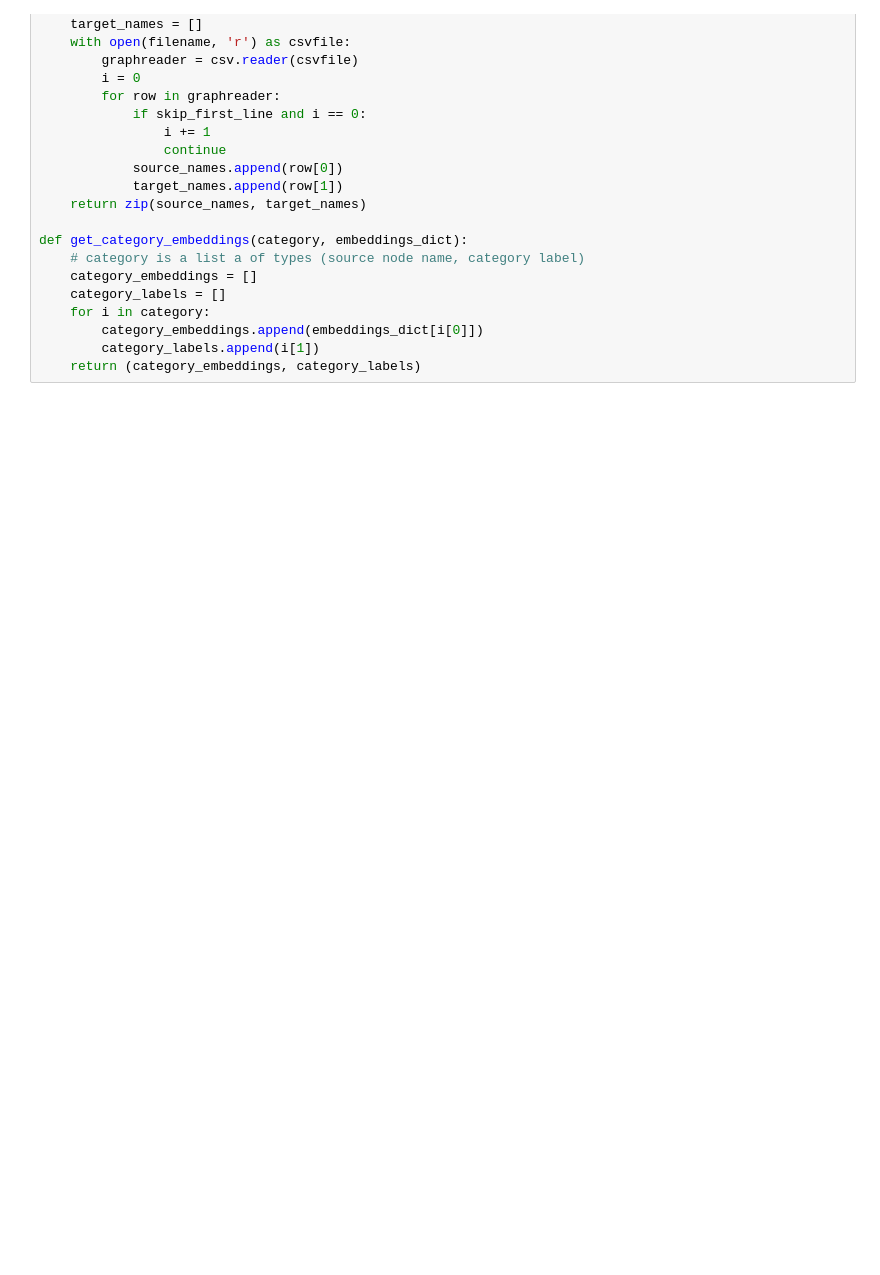
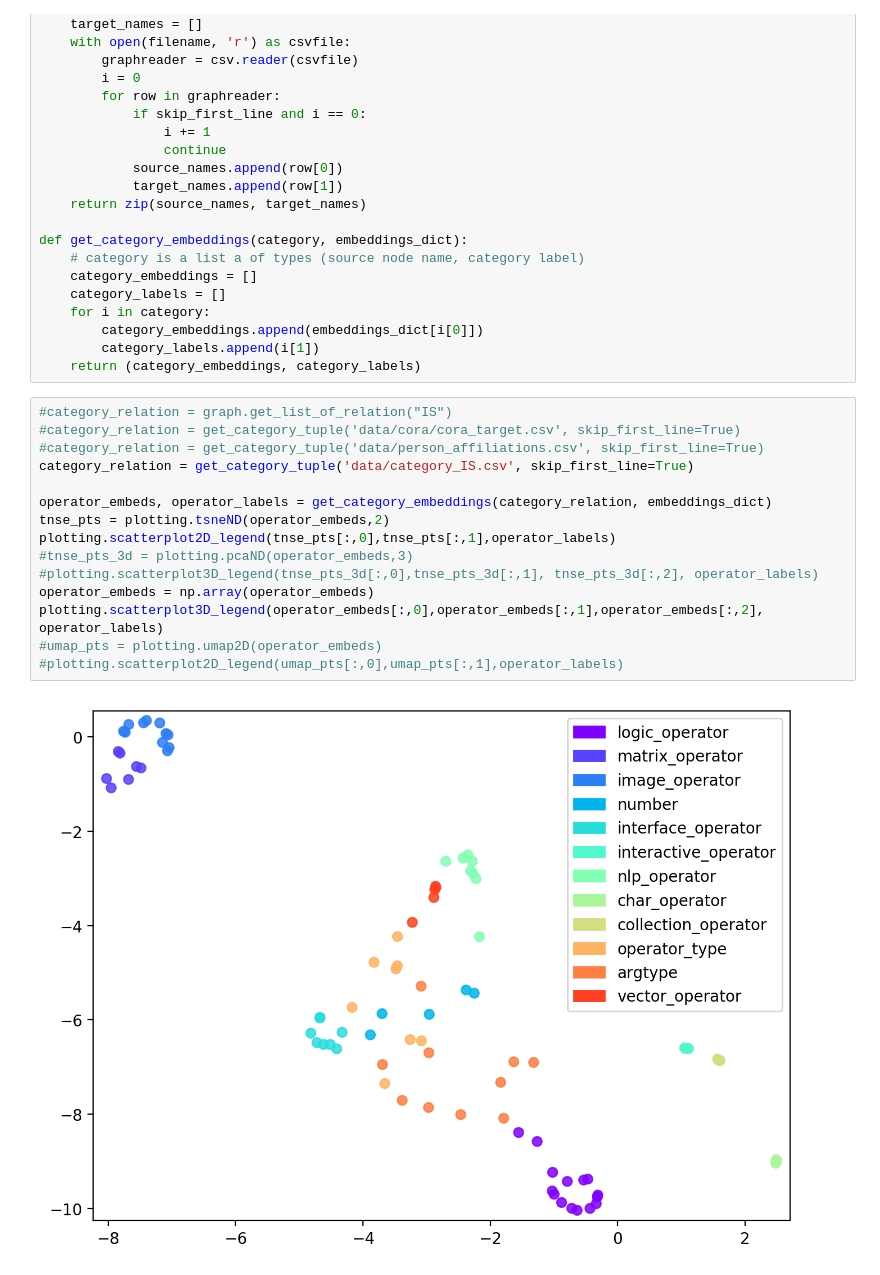
Before and after one commit to bhaney/graph_embeddings, a Jupyter notebook: gembed/operator-facts.ipynb, the cells around one changed output. Cells and saved outputs as stored; diff of their text form; blank space fills up the shorter version.

```diff
--- a/gembed/operator-facts.ipynb
+++ b/gembed/operator-facts.ipynb
@@ -61,3 +63,20 @@ def get_category_embeddings(category, embeddings_dict):
         category_embeddings.append(embeddings_dict[i[0]])
         category_labels.append(i[1])
     return (category_embeddings, category_labels)
+# %%
+#category_relation = graph.get_list_of_relation("IS")
+#category_relation = get_category_tuple('data/cora/cora_target.csv', skip_first_line=True)
+#category_relation = get_category_tuple('data/person_affiliations.csv', skip_first_line=True)
+category_relation = get_category_tuple('data/category_IS.csv', skip_first_line=True)
+
+operator_embeds, operator_labels = get_category_embeddings(category_relation, embeddings_dict)
+tnse_pts = plotting.tsneND(operator_embeds,2)
+plotting.scatterplot2D_legend(tnse_pts[:,0],tnse_pts[:,1],operator_labels)
+#tnse_pts_3d = plotting.pcaND(operator_embeds,3)
+#plotting.scatterplot3D_legend(tnse_pts_3d[:,0],tnse_pts_3d[:,1], tnse_pts_3d[:,2], operator_labels)
+operator_embeds = np.array(operator_embeds)
+plotting.scatterplot3D_legend(operator_embeds[:,0],operator_embeds[:,1],operator_embeds[:,2], operator_labels)
+#umap_pts = plotting.umap2D(operator_embeds)
+#plotting.scatterplot2D_legend(umap_pts[:,0],umap_pts[:,1],operator_labels)
+# %% [output]
+[figure, added]
```
Also changed, not shown: parts of 10 cells of this notebook, 5 other files.
